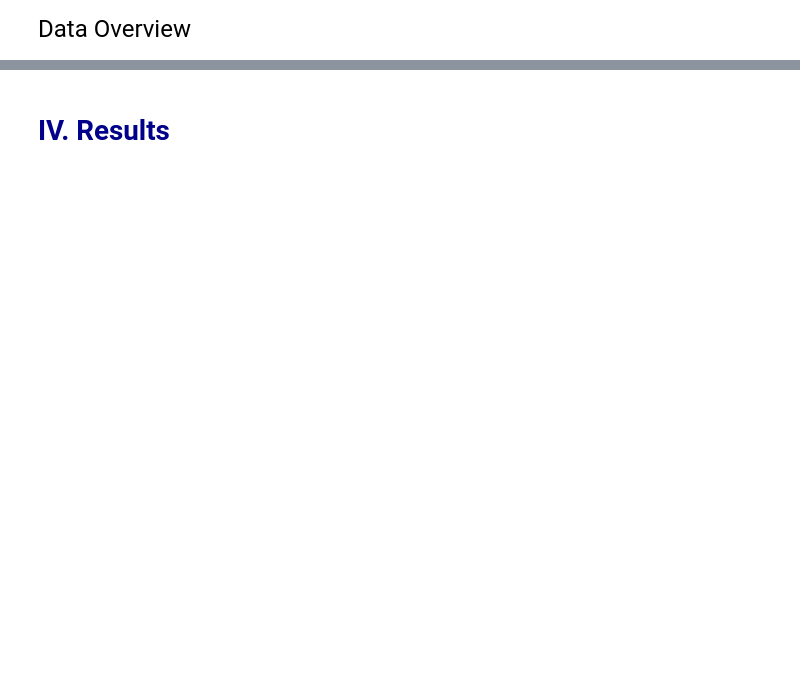
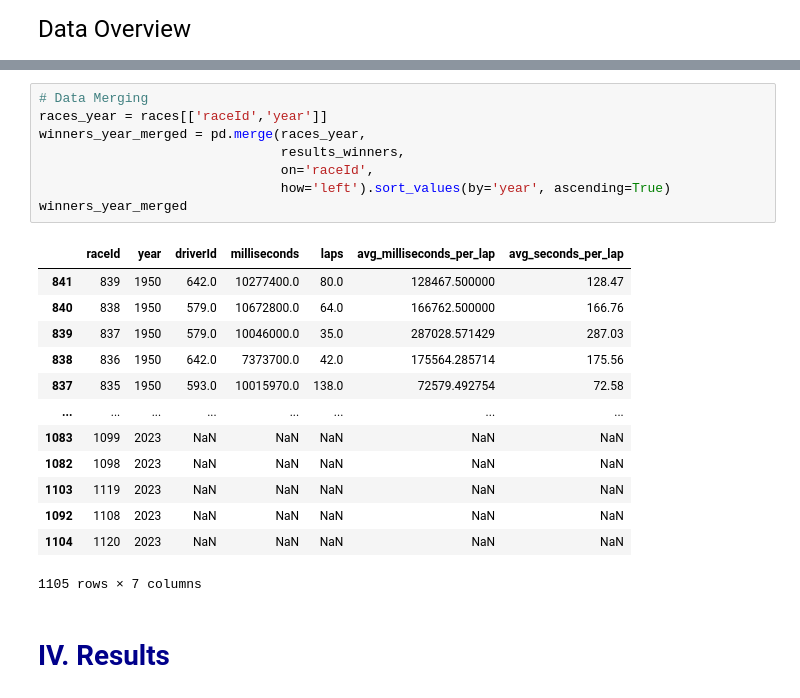
Before and after one commit to mdang218363/qtm151final, a Jupyter notebook: final_project.ipynb, the cells around one changed output, grey strips where cells are left out. Drawn from its saved outputs; the diff is of its cells as text; blank space fills up the shorter version.

```diff
--- a/final_project.ipynb
+++ b/final_project.ipynb
@@ -57,2 +110,24 @@ Some Important rows we will be looking into are: <br>
+# %%
+# Data Merging
+races_year = races[['raceId','year']]
+winners_year_merged = pd.merge(races_year,
+                               results_winners,
+                               on='raceId',
+                               how='left').sort_values(by='year', ascending=True)
+winners_year_merged
+# %% [output]
+|  | raceId | year | driverId | milliseconds | laps | avg_milliseconds_per_lap | avg_seconds_per_lap |
+| 841 | 839 | 1950 | 642.0 | 10277400.0 | 80.0 | 128467.500000 | 128.47 |
+| 840 | 838 | 1950 | 579.0 | 10672800.0 | 64.0 | 166762.500000 | 166.76 |
+| 839 | 837 | 1950 | 579.0 | 10046000.0 | 35.0 | 287028.571429 | 287.03 |
+| 838 | 836 | 1950 | 642.0 | 7373700.0 | 42.0 | 175564.285714 | 175.56 |
+| 837 | 835 | 1950 | 593.0 | 10015970.0 | 138.0 | 72579.492754 | 72.58 |
+| ... | ... | ... | ... | ... | ... | ... | ... |
+| 1083 | 1099 | 2023 | NaN | NaN | NaN | NaN | NaN |
+| 1082 | 1098 | 2023 | NaN | NaN | NaN | NaN | NaN |
+| 1103 | 1119 | 2023 | NaN | NaN | NaN | NaN | NaN |
+| 1092 | 1108 | 2023 | NaN | NaN | NaN | NaN | NaN |
+| 1104 | 1120 | 2023 | NaN | NaN | NaN | NaN | NaN |
+1105 rows × 7 columns
 # %% [markdown]
 # <span style="color:darkblue"> IV. Results </span>
```
Also changed, not shown: parts of 15 cells of this notebook.
